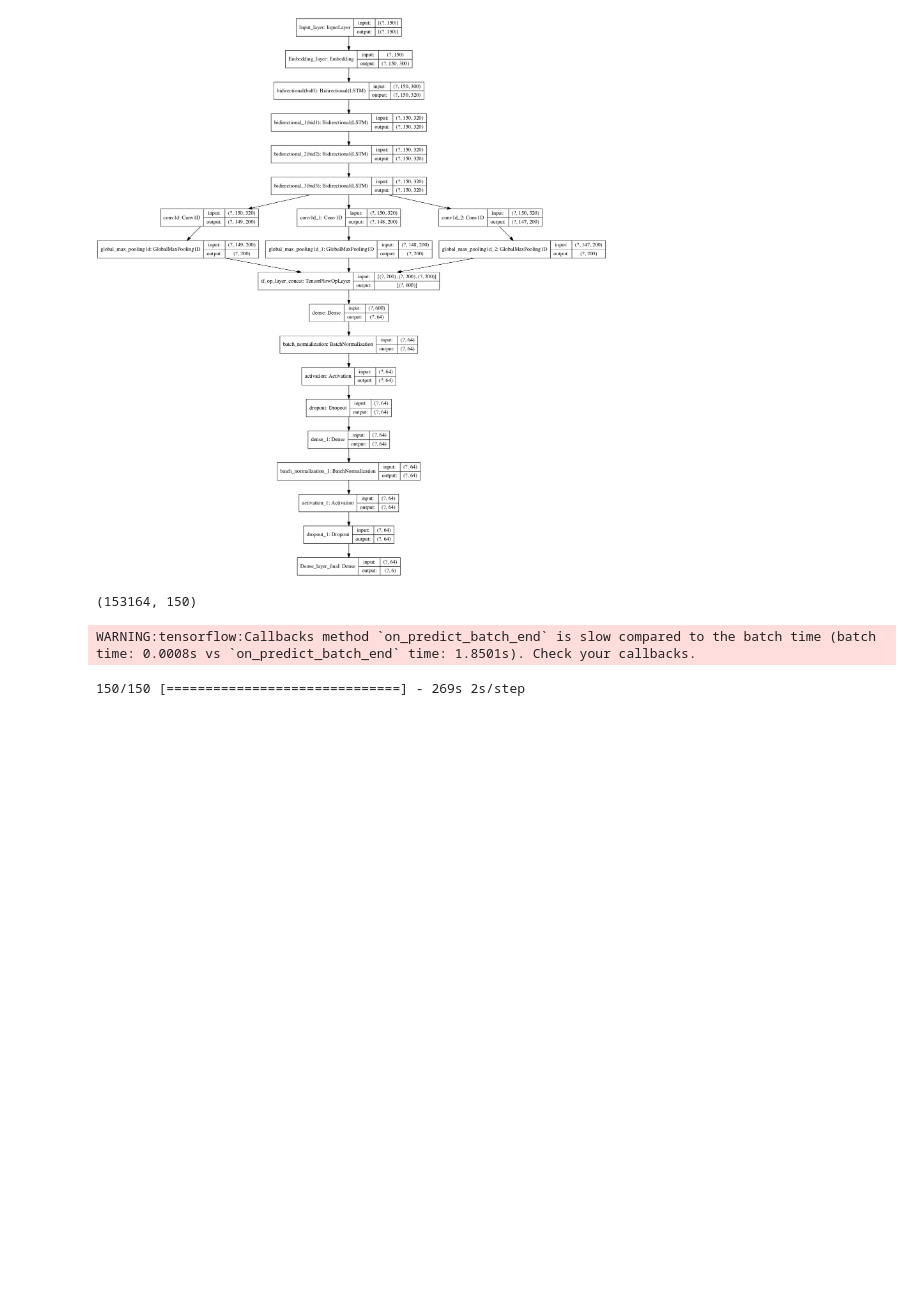
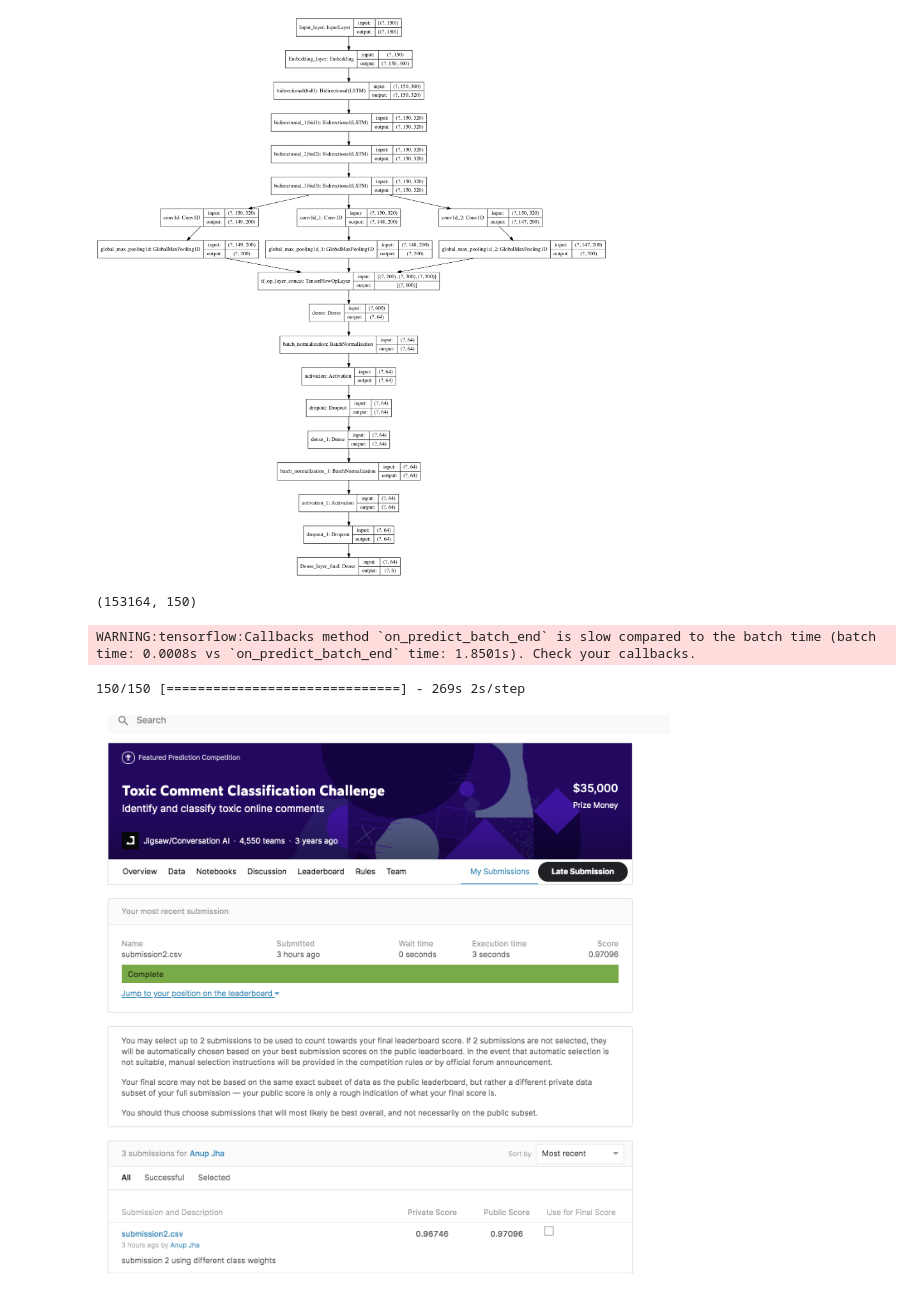
Before and after one commit to anupjha10/ODA_CHALLENGE, a Jupyter notebook: Toxic_Comment_challenge_colab.ipynb, the cells around one changed output. Cells and saved outputs as stored; diff of their text form; code cells hidden in the pictures; blank space fills up the shorter version.

```diff
--- a/Toxic_Comment_challenge_colab.ipynb
+++ b/Toxic_Comment_challenge_colab.ipynb
@@ -889,3 +926,8 @@ submission_df2 = pd.DataFrame()
 submission_df2['id'] = test_df['id']
 submission_df2[["toxic", "severe_toxic", "obscene", "threat", "insult", "identity_hate"]] = predictions
 submission_df2.to_csv('submission2.csv', index=False)
+# %%
+from IPython.display import Image
+Image(filename='kaggle_submission.png')
+# %% [output]
+[figure, added]
```
Also changed, not shown: parts of 6 cells of this notebook, 2 other files.
